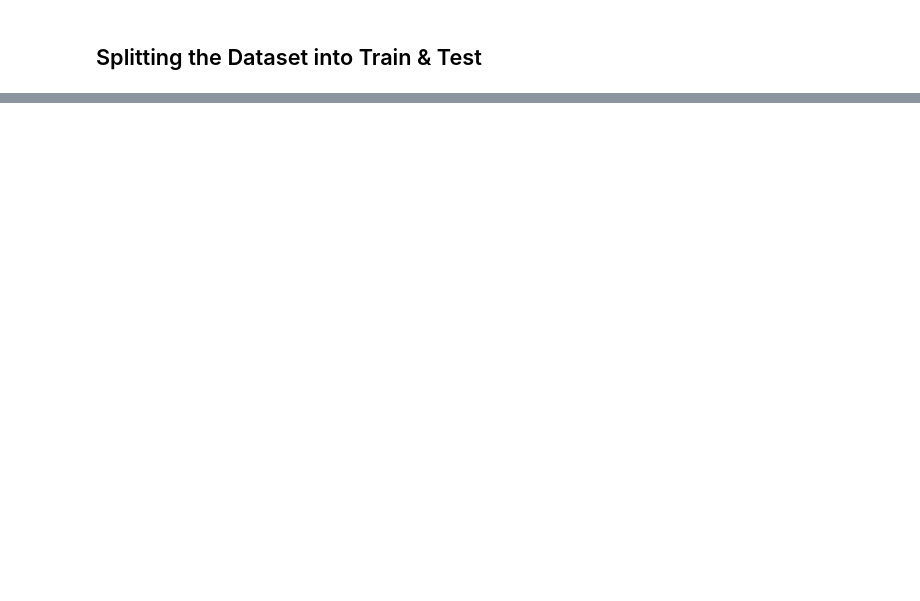
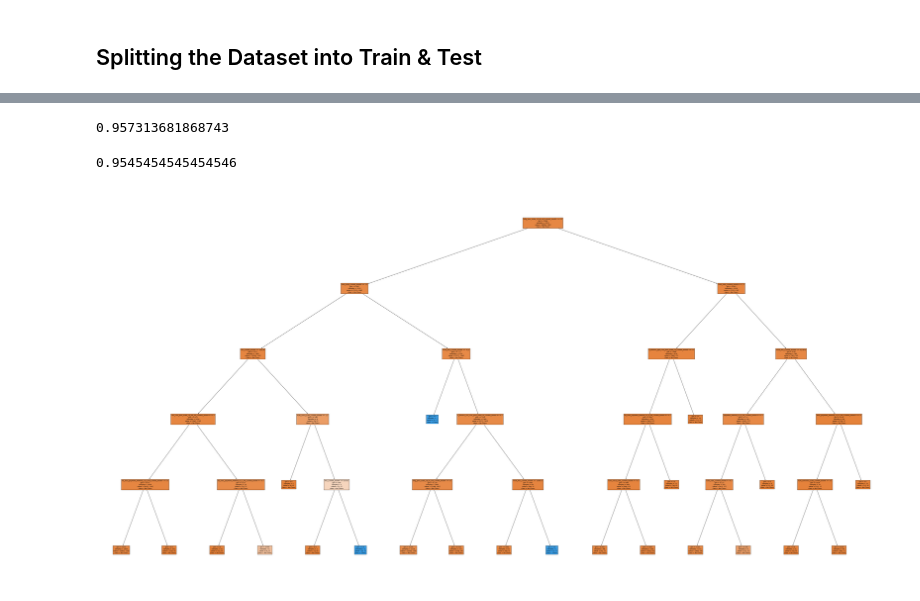
Before and after one commit to rkaushick-neu/info6105-data_science, a Jupyter notebook: Assignment4-MLProblemSet/RLK_002808996-analysis.ipynb, the cells around one changed output, grey strips where cells are left out. Cells and saved outputs as stored; diff of their text form; code cells hidden in the pictures; blank space fills up the shorter version.

```diff
--- a/Assignment4-MLProblemSet/RLK_002808996-analysis.ipynb
+++ b/Assignment4-MLProblemSet/RLK_002808996-analysis.ipynb
@@ -205,2 +262,8 @@ memory usage: 8.6 MB
 # %% [markdown]
 ## Splitting the Dataset into Train & Test
+# %%
+from sklearn.model_selection import train_test_split
+
+master_data_wo_label = master_data.drop(columns=['churn'])
+X_train, X_test, y_train, y_test = train_test_split(master_data_wo_label, master_data['churn'], random_state=0)
+# by default setting the train size to be 25 %
@@ -206,0 +325,15 @@ memory usage: 8.6 MB
+# %%
+# similarly let us apply PCA using 10 components
+pca_10 = PCA(n_components=10)
+pca_10.fit(X_train)
+X_train_pca_10 = pca_10.transform(X_train)
+
+pca_10_test = PCA(n_components=10)
+pca_10_test.fit(X_test)
+X_test_pca_10 = pca_10_test.transform(X_test)
+
+print("Original shape: {}".format(str(X_train.shape)))
+print("Reduced shape: {}".format(str(X_train_pca_10.shape)))
+print() # adding an extra line
+print("Original X_test shape: {}".format(str(X_test.shape)))
+print("Reduced X_test shape: {}".format(str(X_test_pca_10.shape)))
@@ -206,0 +361,15 @@ memory usage: 8.6 MB
+# %%
+# Let us try to train a model with random forest without performing
+# feature reduction
+
+classifier_rf = RandomForestClassifier(random_state=23,
+                                        n_jobs=-1,
+                                        max_depth=5,
+                                        n_estimators=100,
+                                        oob_score=True)
+
+# OOB score refers to Out Of the Bag Score
+# %%
+%%time
+
+classifier_rf.fit(X_train, y_train)
@@ -206,0 +380,18 @@ memory usage: 8.6 MB
+# %%
+y_train_pred = classifier_rf.predict(X_train)
+accuracy_score(y_train, y_train_pred)
+# %% [output]
+0.957313681868743
+# %%
+y_test_pred = classifier_rf.predict(X_test)
+accuracy_score(y_test, y_test_pred)
+# %% [output]
+0.9545454545454546
+# %%
+# Visualizing the tree
+from sklearn.tree import plot_tree
+
+plt.figure(figsize=(80,40))
+plot_tree(classifier_rf[1], feature_names = X_train.columns,class_names=['No Churn', "Churn"],filled=True);
+# %% [output]
+[figure, added]
```
Also changed, not shown: parts of 46 cells of this notebook.
